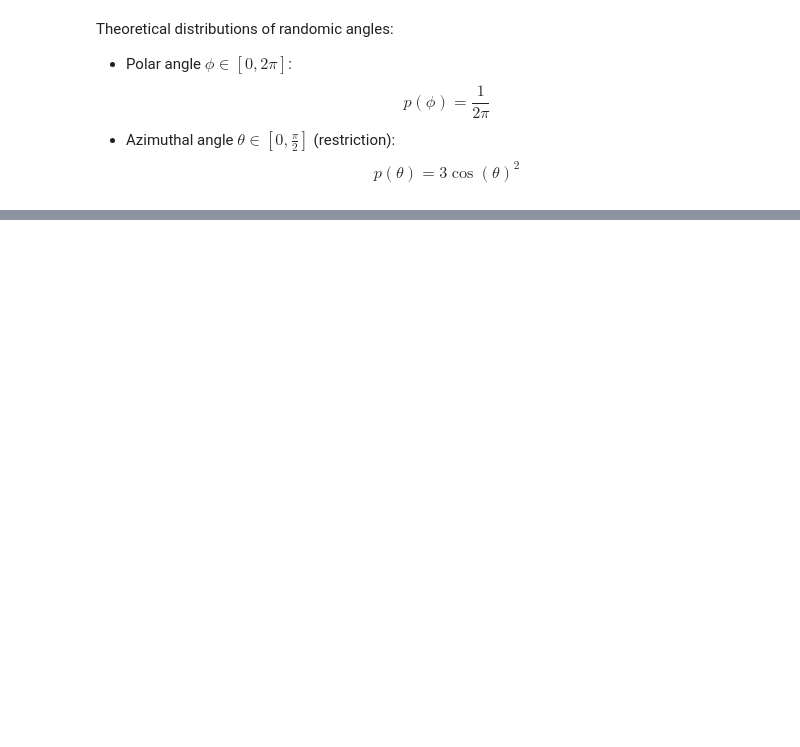
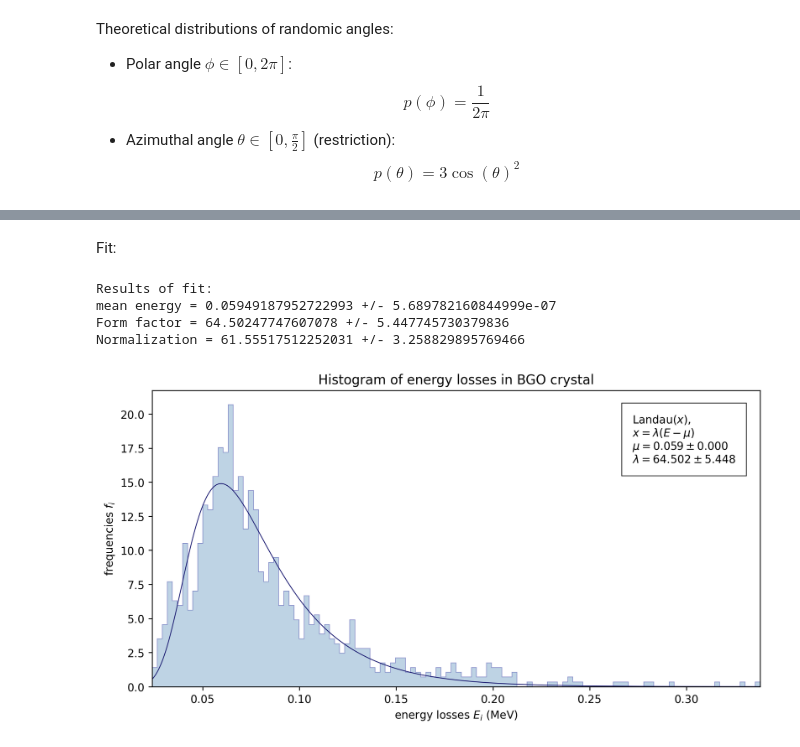
Before and after one commit to emanuelitoss/DreamExperiment, a Jupyter notebook: analysisDreamSimulation/dreamAnalysis.ipynb, the cells around one changed output, grey strips where cells are left out. Drawn from its saved outputs; the diff is of its cells as text; code cells hidden in the pictures; blank space fills up the shorter version.

```diff
--- a/analysisDreamSimulation/dreamAnalysis.ipynb
+++ b/analysisDreamSimulation/dreamAnalysis.ipynb
@@ -134,0 +111,49 @@ plt.show()
+# %%
+# Moyal distribution + parameters
+def f(x,mean,form,normalization):
+    return normalization*stats.moyal.pdf(form*(x-mean))
+# %% [markdown]
+Fit:
+# %%
+# extrapolate data from histogram
+bin_heights, bin_borders = np.histogram(energyBGO, bins=100, density=True)
+bin_centers = bin_borders[:-1] + 0.5*np.diff(bin_borders)
+
+# fit of the Landau-Moyal function
+[mean_energyBGO, form_BGO, normalization_BGO], covariance_BGO = optim.curve_fit(f, bin_centers, bin_heights, p0=[np.mean(energyBGO),10,1])
+
+# print results
+print("Results of fit:\nmean energy = {0} +/- {1}".format(mean_energyBGO,covariance_BGO[0][0]))
+print("Form factor = {0} +/- {1}".format(form_BGO,covariance_BGO[1][1]))
+print("Normalization = {0} +/- {1}".format(normalization_BGO,covariance_BGO[2][2]))
+# %% [output]
+Results of fit:
+mean energy = 0.05949187952722993 +/- 5.689782160844999e-07
+Form factor = 64.50247747607078 +/- 5.447745730379836
+Normalization = 61.55517512252031 +/- 3.258829895769466
+# %%
+# prepare the figure
+fig = plt.figure(111, figsize=(10,5), dpi=250)
+
+# plot the histo
+plt.hist(energyBGO, bins=120, label='BGO crystal', histtype="stepfilled",
+        color='steelblue', ec='darkblue', alpha=0.35, lw=0.65, density=True)
+
+# prepare data to plot
+energy_samples = np.arange(min(energyBGO), max(energyBGO), 0.0001)
+landau_samples = f(energy_samples, mean_energyBGO, form_BGO, normalization_BGO)
+
+# plot the fitted function
+plt.plot(energy_samples, landau_samples, label='Landau distribution', lw=0.75, alpha=2, color="midnightblue")
+
+# visualize
+plt.title('Histogram of energy losses in BGO crystal')
+plt.xlabel('energy losses $E_i$ (MeV)')
+plt.xlim(min(energyBGO), max(energyBGO))
+plt.ylabel('frequencies $f_i$')
+plt.text(min(energyBGO)+0.79*(max(energyBGO)-min(energyBGO)), max(bin_heights)*0.815,
+         'Landau$(x)$,\n$x = \lambda(E-\mu)$\n$\mu={0:.3f} \pm {1:.3f}$\n$\lambda = {2:.3f} \pm {3:.3f}$'.format(mean_energyBGO, covariance_BGO[0][0], form_BGO, covariance_BGO[1][1]),
+         bbox={'facecolor': 'white', 'alpha': 0.9, 'lw': 0.7, 'pad': 10})
+plt.show()
+# %% [output]
+[figure, added]
```
Also changed, not shown: parts of 20 cells of this notebook, 7 other files.
